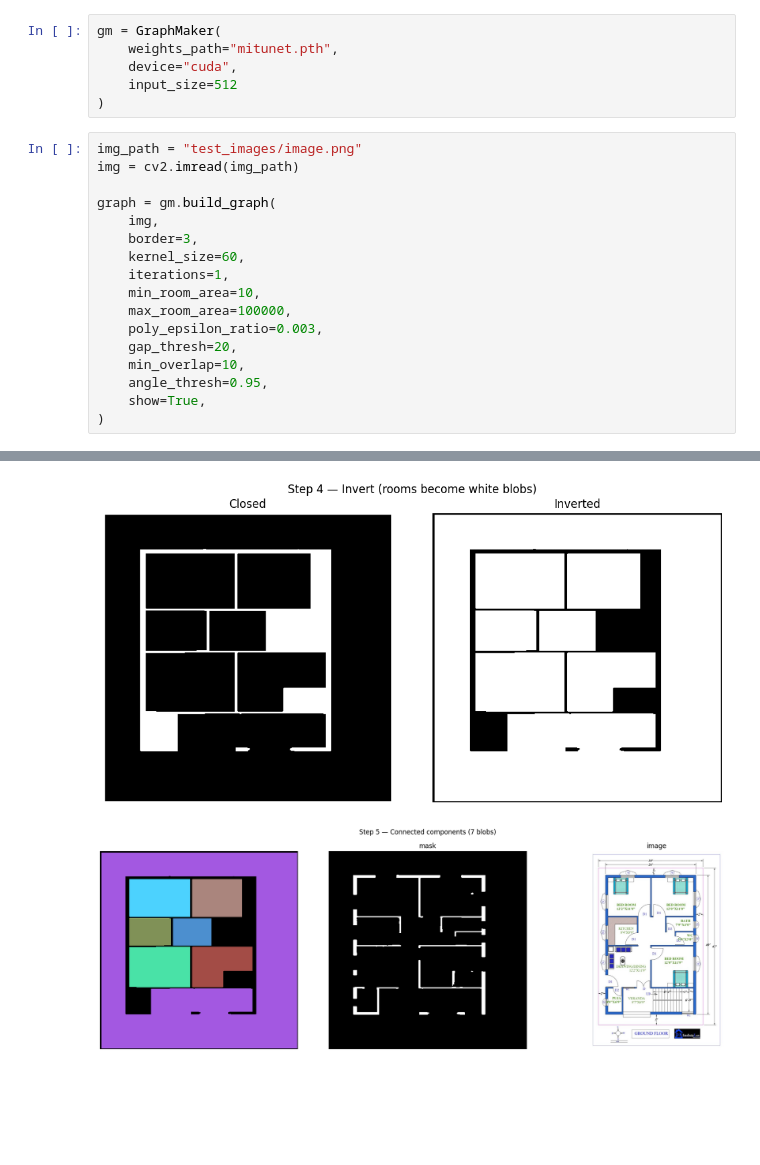
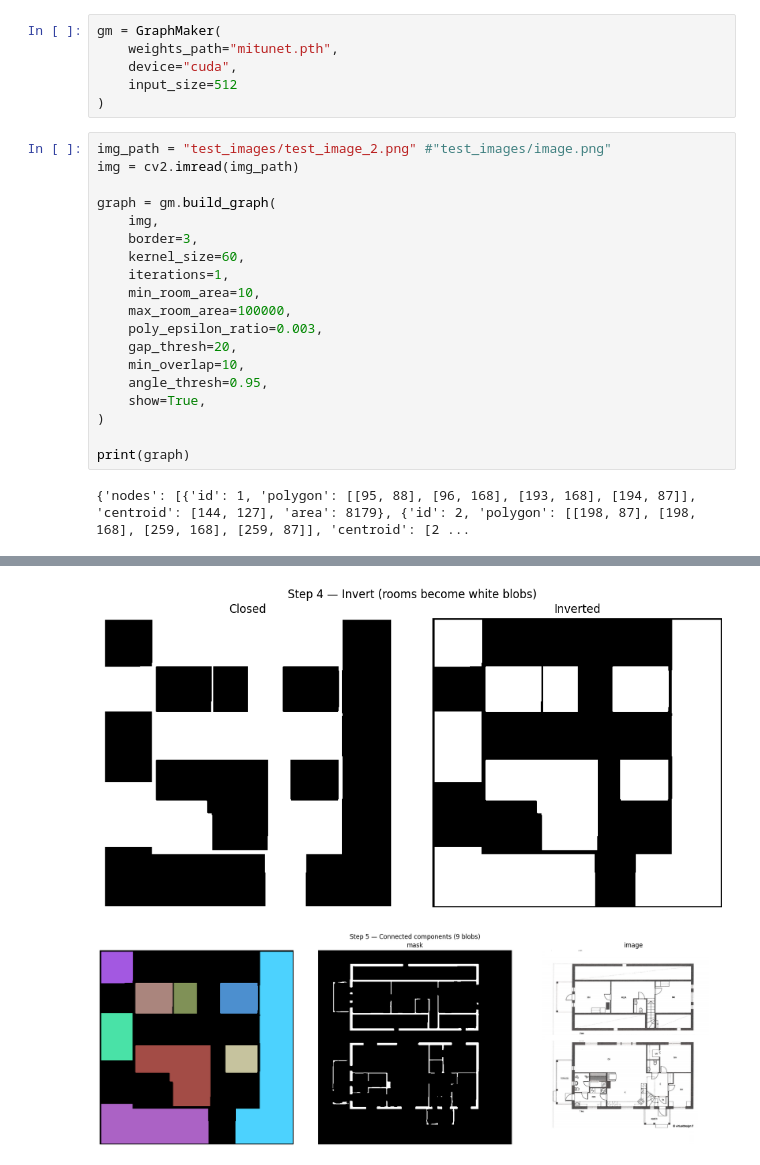
Before and after one commit to butchi-adari-tcgls/mitunet_2d_seg, a Jupyter notebook: resplan_benchmark.ipynb, the cells around one changed output, grey strips where cells are left out. Saved outputs shown, nothing was run; the diff lists cells and outputs as text; blank space fills up the shorter version.

Commit message:
resplan and graph makers updated

```diff
--- a/resplan_benchmark.ipynb
+++ b/resplan_benchmark.ipynb
@@ -26,7 +26,7 @@ gm = GraphMaker(
     input_size=512
 )
 # %%
-img_path = "test_images/image.png"
+img_path = "test_images/test_image_2.png" #"test_images/image.png"
 img = cv2.imread(img_path)
 
 graph = gm.build_graph(
@@ -42,4 +42,7 @@ graph = gm.build_graph(
     angle_thresh=0.95,
     show=True,
 )
+
+print(graph)
 # %% [output]
+{'nodes': [{'id': 1, 'polygon': [[95, 88], [96, 168], [193, 168], [194, 87]], 'centroid': [144, 127], 'area': 8179}, {'id': 2, 'polygon': [[198, 87], [198, 168], [259, 168], [259, 87]], 'centroid': [2 ...
@@ -49,2 +52,2 @@ graph = gm.build_graph(
-[figure, old version]
+[figure, new version]
-[figure, old version]
+[figure, new version]
```
Also changed, not shown: parts of 5 cells of this notebook, 2 other files.
